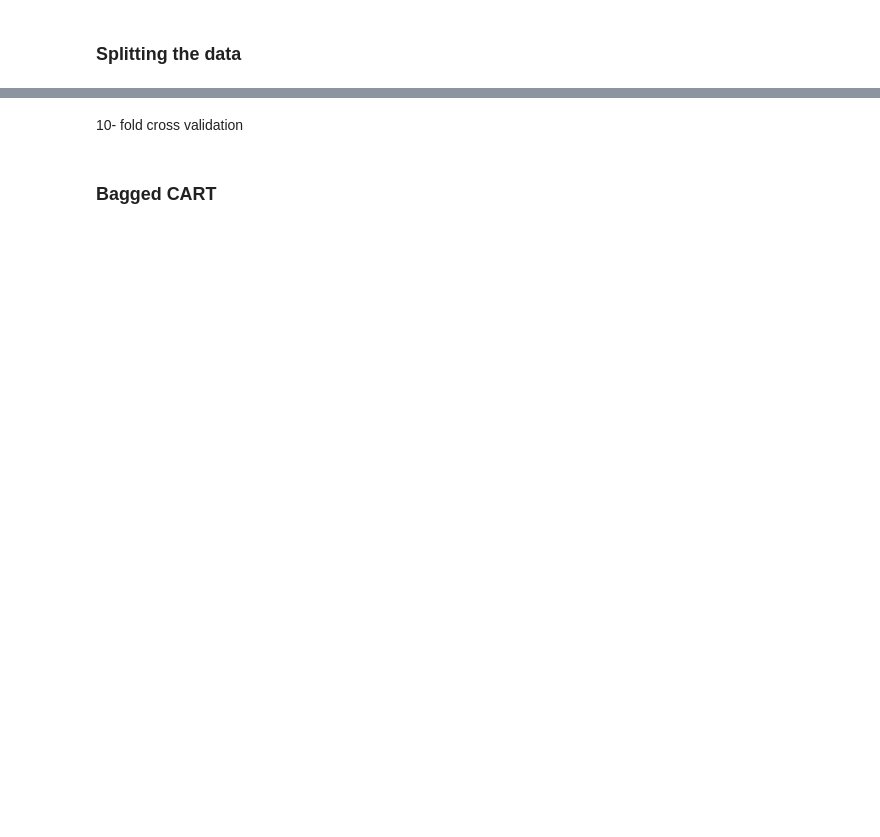
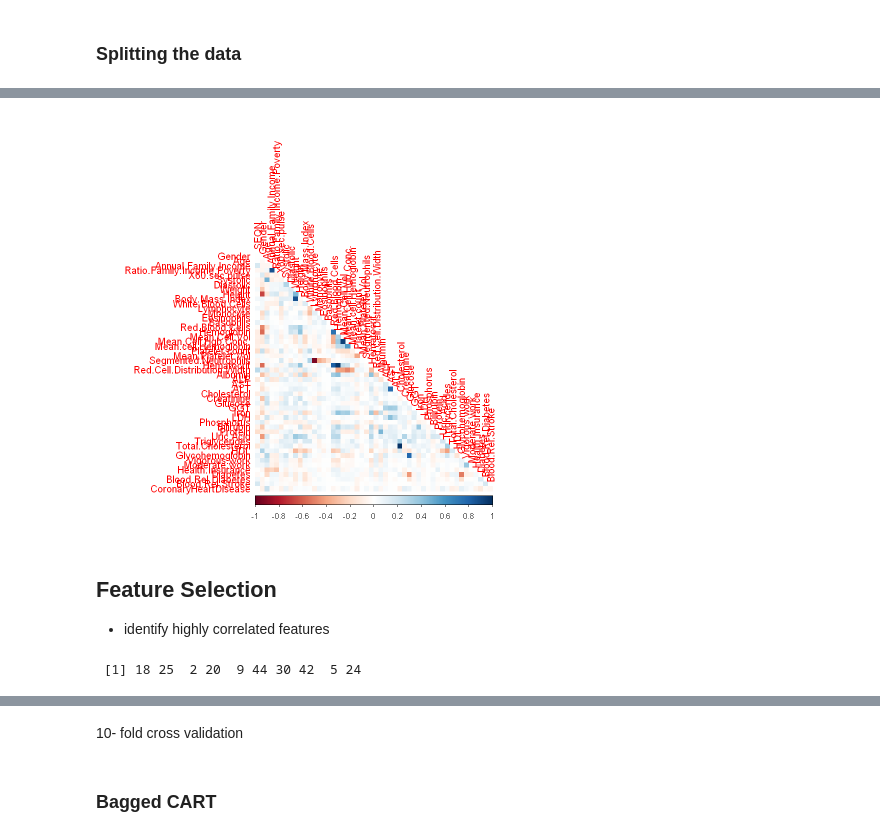
Before and after one commit to Aaditatgithub/The-Framingham-Heart-Study, a Jupyter notebook: heart-study.ipynb, the cells around one changed output, grey strips where cells are left out. Saved outputs shown, nothing was run; the diff lists cells and outputs as text; code cells hidden in the pictures; blank space fills up the shorter version.

```diff
--- a/heart-study.ipynb
+++ b/heart-study.ipynb
@@ -129,0 +114,4 @@ $ CoronaryHeartDisease        <int> 0, 1, 0, 0, 0, 0, 0, 0, 0, 0, 0, 0, 0, 0,
+# %%
+df$CoronaryHeartDisease <- as.integer(df$CoronaryHeartDisease)
+
+df
@@ -129,0 +138,16 @@ $ CoronaryHeartDisease        <int> 0, 1, 0, 0, 0, 0, 0, 0, 0, 0, 0, 0, 0, 0,
+# %%
+corrplot(cor(df), method = "color", diag = FALSE, type = "lower")
+# %% [output]
+[figure, added]
+# %% [markdown]
+## Feature Selection
+
+- identify highly correlated features
+# %%
+set.seed(7)
+library(mlbench)
+coma <- cor(df)
+highlyCorr <- findCorrelation(coma, cutoff = 0.5)
+print(highlyCorr)
+# %% [output]
+ [1] 18 25  2 20  9 44 30 42  5 24
```
Also changed, not shown: parts of 12 cells of this notebook, 1 other file.
